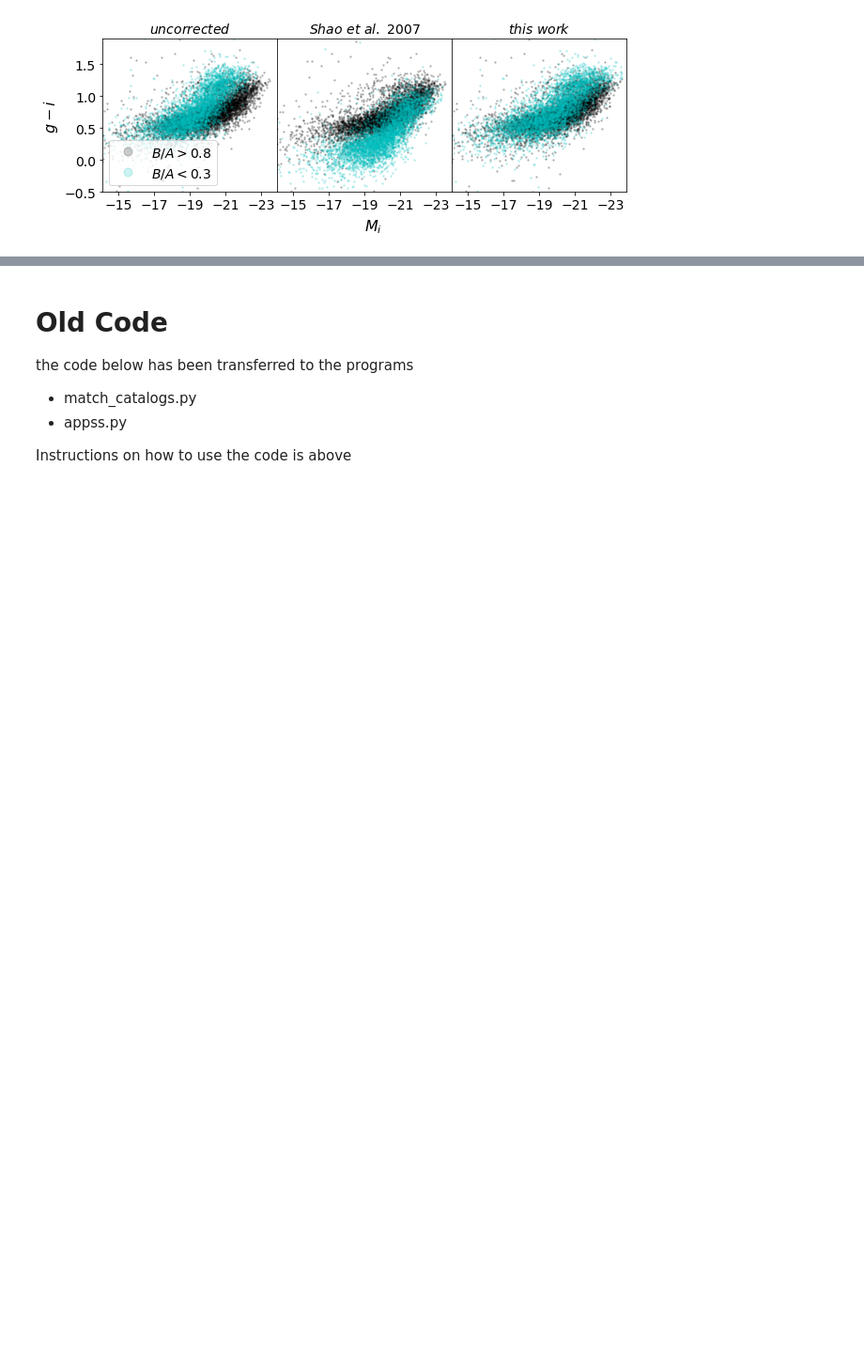
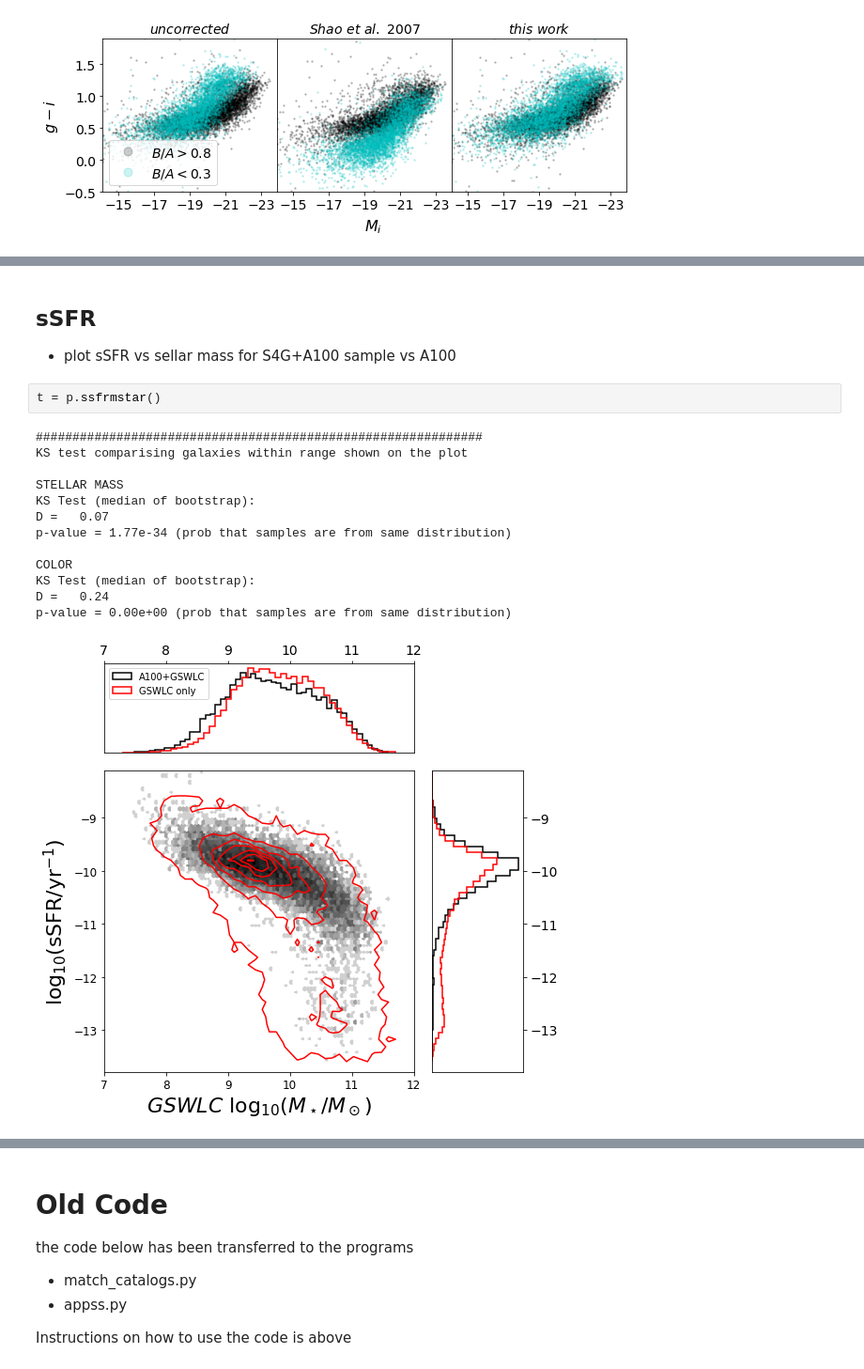
Before and after one commit to rfinn/APPSS, a Jupyter notebook: paper-plots.ipynb, the cells around one changed output, grey strips where cells are left out. Shown at 94% size. Drawn from its saved outputs; the diff is of its cells as text; blank space fills up the shorter version.

```diff
--- a/paper-plots.ipynb
+++ b/paper-plots.ipynb
@@ -88,0 +199,20 @@ number with S4G only =  64
+# %% [markdown]
+## sSFR ##
+
+- plot sSFR vs sellar mass for S4G+A100 sample vs A100
+# %%
+t = p.ssfrmstar()
+# %% [output]
+#############################################################
+KS test comparising galaxies within range shown on the plot
+
+STELLAR MASS
+KS Test (median of bootstrap):
+D =   0.07
+p-value = 1.77e-34 (prob that samples are from same distribution)
+
+COLOR
+KS Test (median of bootstrap):
+D =   0.24
+p-value = 0.00e+00 (prob that samples are from same distribution)
+[figure, added]
```
Also changed, not shown: parts of 14 cells of this notebook, 3 other files.
